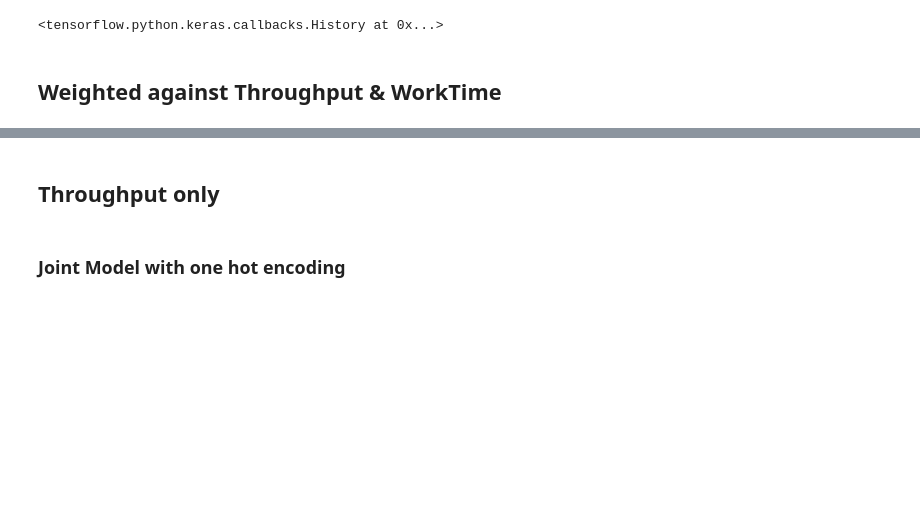
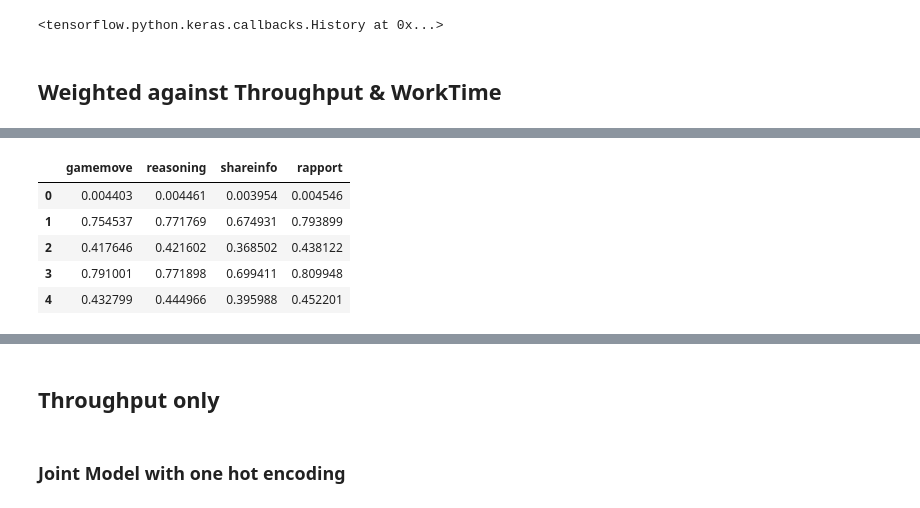
Before and after one commit to quarbby/diplomacy-betrayal, a Jupyter notebook: pipeline-onehot.ipynb, the cells around one changed output, grey strips where cells are left out. Drawn from its saved outputs; the diff is of its cells as text; code cells hidden in the pictures; blank space fills up the shorter version.

```diff
--- a/pipeline-onehot.ipynb
+++ b/pipeline-onehot.ipynb
@@ -460,3 +526,12 @@ pred_df_worktime = pred_df_worktime.mul(worktime_values, axis=0)
+# %%
+pred_df_full_throughput.head()
+# %% [output]
+|  | gamemove | reasoning | shareinfo | rapport |
+| 0 | 0.004403 | 0.004461 | 0.003954 | 0.004546 |
+| 1 | 0.754537 | 0.771769 | 0.674931 | 0.793899 |
+| 2 | 0.417646 | 0.421602 | 0.368502 | 0.438122 |
+| 3 | 0.791001 | 0.771898 | 0.699411 | 0.809948 |
+| 4 | 0.432799 | 0.444966 | 0.395988 | 0.452201 |
 # %%
 # Test weighted encodings
 pred_df_full_throughput_test = pred_test_df_full.copy()
```
Also changed, not shown: parts of 32 cells of this notebook, 1 other file.
